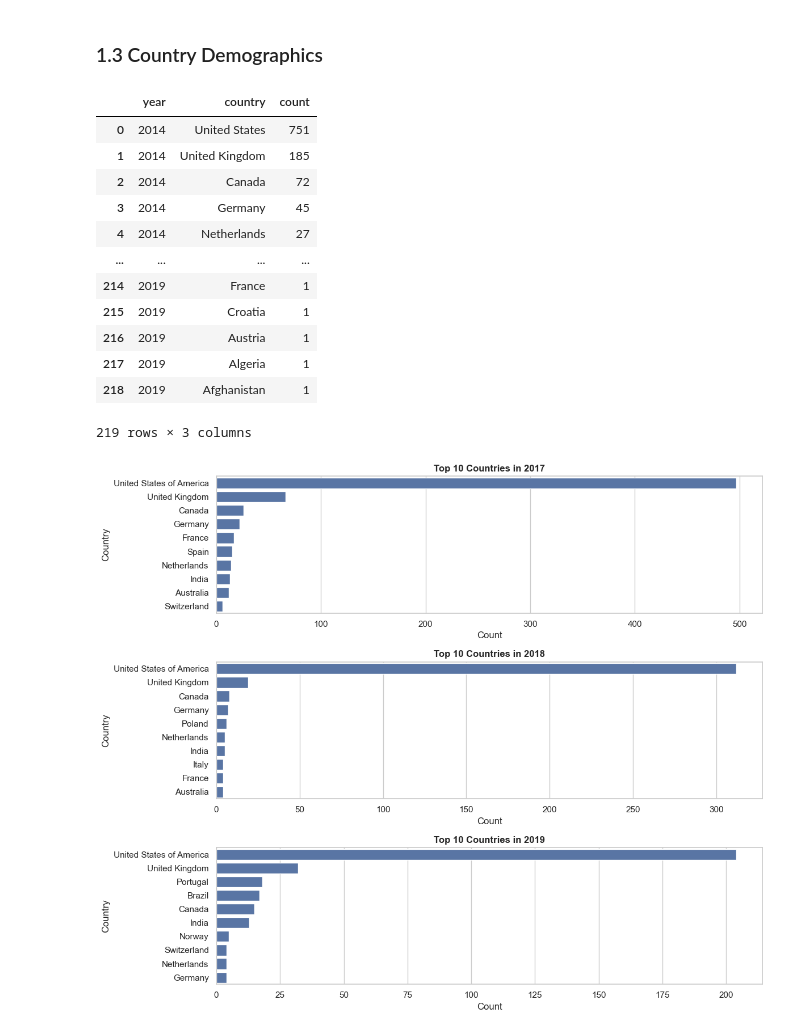
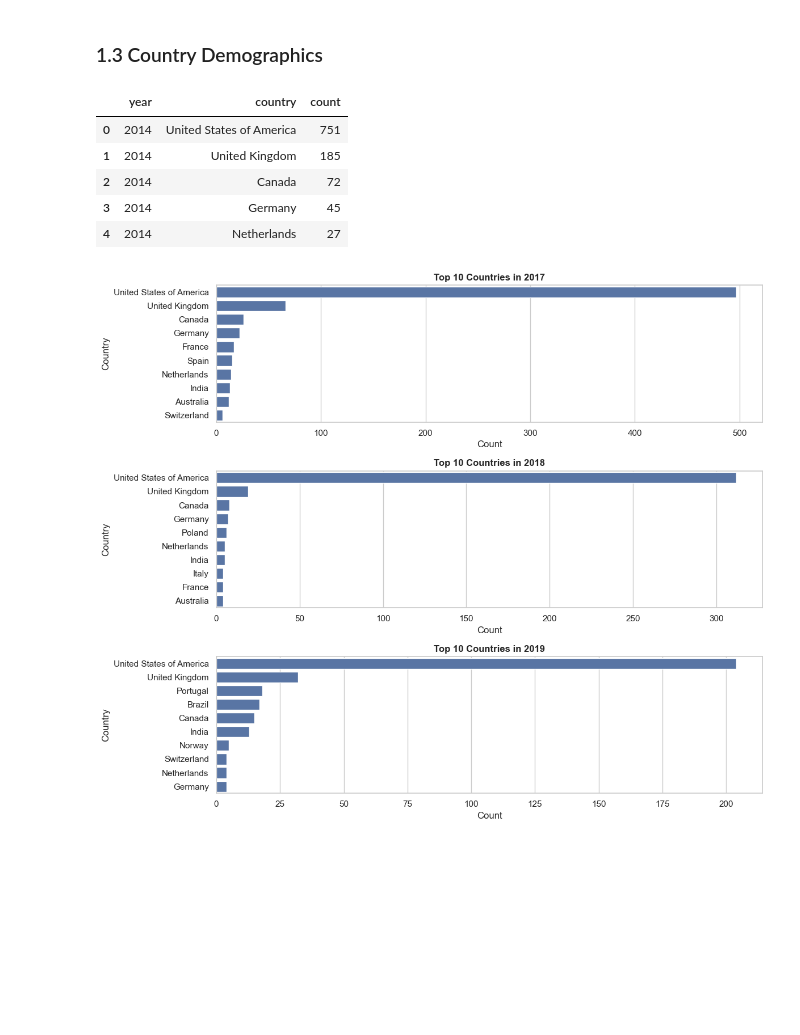
Before and after one commit to giddygarcia/Mental-Health-In-Tech, a Jupyter notebook: mental-health.ipynb, the cells around one changed output. Drawn from its saved outputs; the diff is of its cells as text; code cells hidden in the pictures; blank space fills up the shorter version.

```diff
--- a/mental-health.ipynb
+++ b/mental-health.ipynb
@@ -281,27 +295,21 @@ Predominantly the survey population is male - with up to 64% to almost 80% per y
 # %%
 query = """
         SELECT  SurveyID AS year,
                 AnswerText AS country,
                 COUNT(*) AS count
         FROM Answer
         WHERE QuestionID = 3
         GROUP BY SurveyID, AnswerText
         ORDER BY SurveyID, count DESC
         """
 
 df_country = pd.read_sql(query, con)
-df_country
+df_country['country'] = df_country['country'].replace({'United States': 'United States of America'})
+df_country.head()
 # %% [output]
 |  | year | country | count |
-| 0 | 2014 | United States | 751 |
+| 0 | 2014 | United States of America | 751 |
 | 1 | 2014 | United Kingdom | 185 |
 | 2 | 2014 | Canada | 72 |
 | 3 | 2014 | Germany | 45 |
 | 4 | 2014 | Netherlands | 27 |
-| ... | ... | ... | ... |
-| 214 | 2019 | France | 1 |
-| 215 | 2019 | Croatia | 1 |
-| 216 | 2019 | Austria | 1 |
-| 217 | 2019 | Algeria | 1 |
-| 218 | 2019 | Afghanistan | 1 |
-219 rows × 3 columns
```
Also changed, not shown: parts of 61 cells of this notebook.
